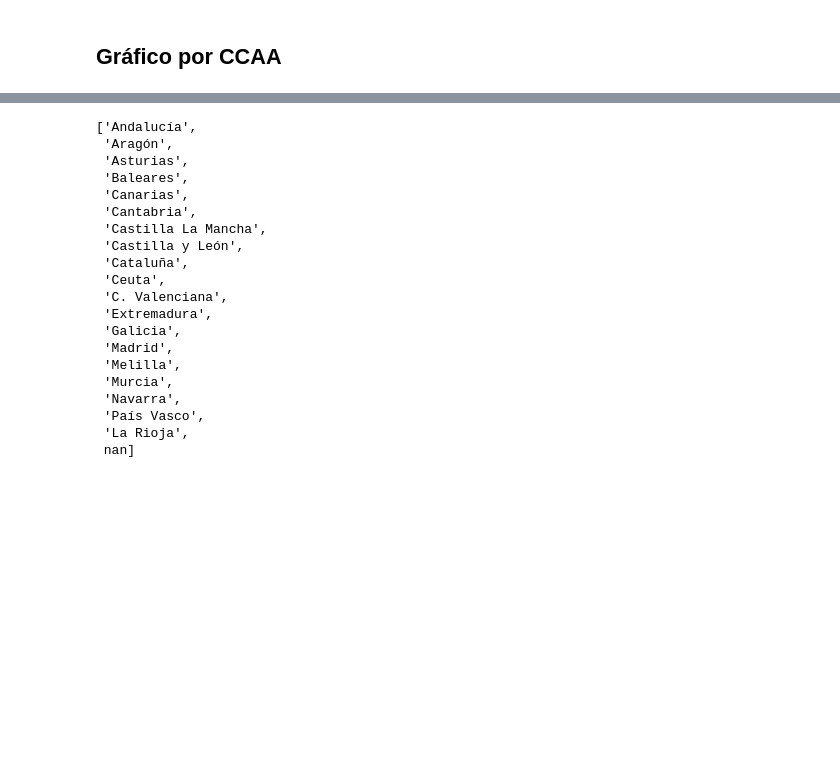
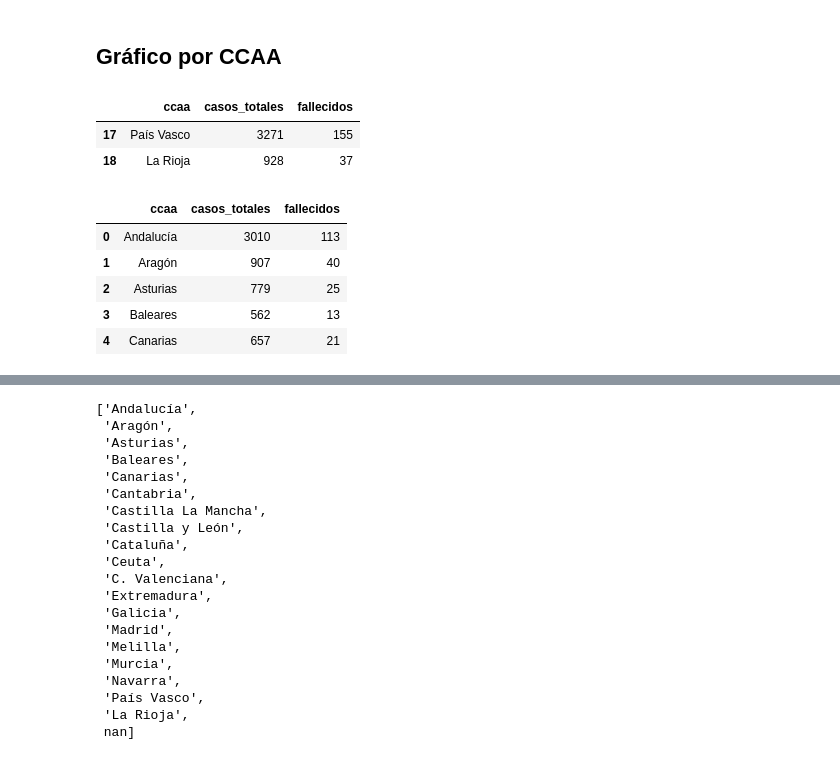
Before and after one commit to akakicreations/ejercicios-casuales-github, a Jupyter notebook: covid19-exercise/covid19_notebook_WEB.ipynb, the cells around one changed output, grey strips where cells are left out. Cells and saved outputs as stored; diff of their text form; code cells hidden in the pictures; blank space fills up the shorter version.

Commit message:
actualización

```diff
--- a/covid19-exercise/covid19_notebook_WEB.ipynb
+++ b/covid19-exercise/covid19_notebook_WEB.ipynb
@@ -186,5 +160,23 @@ data_drive_lastX.head()
 # %% [markdown]
 ## Gráfico por CCAA
+# %%
+data_ccaa = data_ccaa.drop(columns=['nuevos_respecto_ayer','ultima_actualización', 'casos_graves', 'hospitalizados'])
+data_ccaa = data_ccaa.drop(data_ccaa.index[-1])
+data_ccaa.tail(2)
+# %% [output]
+|  | ccaa | casos_totales | fallecidos |
+| 17 | País Vasco | 3271 | 155 |
+| 18 | La Rioja | 928 | 37 |
+# %%
+data_ccaa.to_csv('covid19_spain_ccaa.csv', sep = ';', encoding="utf-8")
+data_ccaa.head()
+# %% [output]
+|  | ccaa | casos_totales | fallecidos |
+| 0 | Andalucía | 3010 | 113 |
+| 1 | Aragón | 907 | 40 |
+| 2 | Asturias | 779 | 25 |
+| 3 | Baleares | 562 | 13 |
+| 4 | Canarias | 657 | 21 |
 # %%
 # Coger datos de España
 # Data: https://github.com/michydev/Covid-19-Spain-API
```
Also changed, not shown: parts of 8 cells of this notebook, 1 other file.
